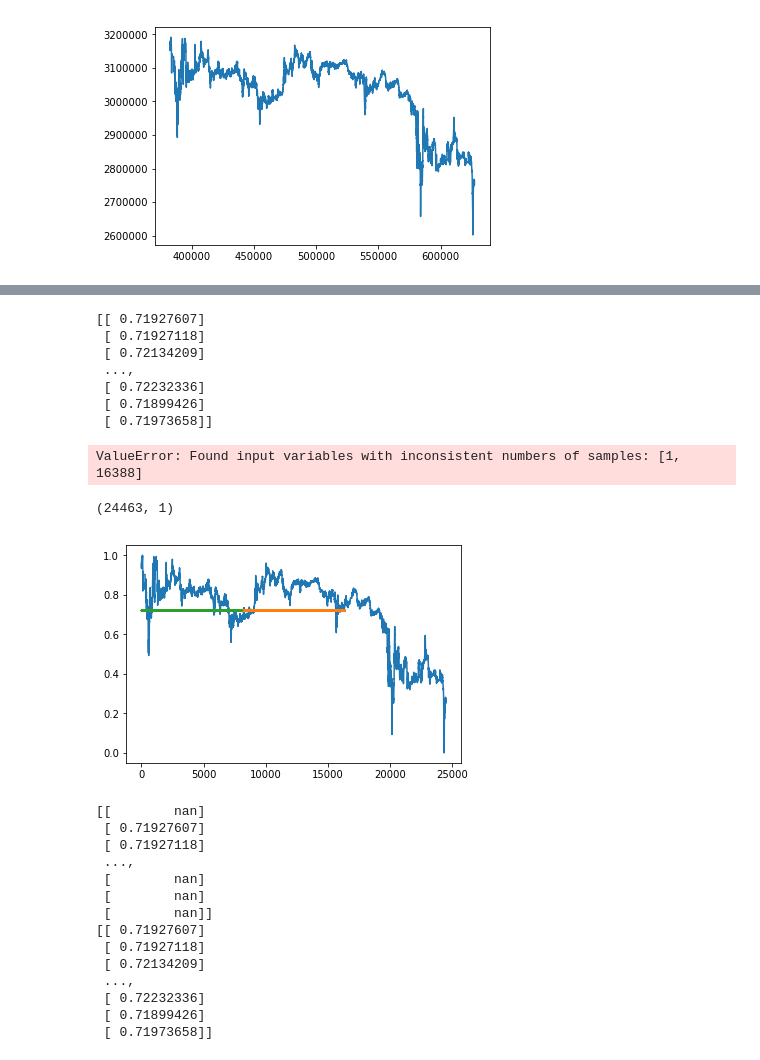
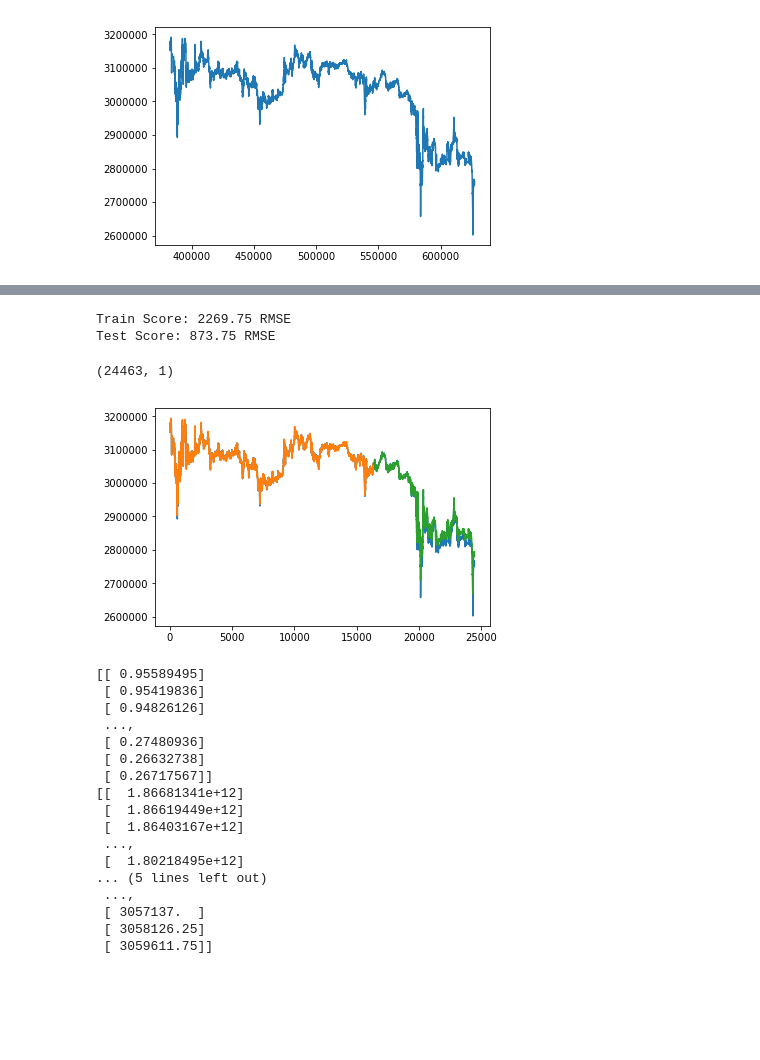
Before and after one commit to hskang9/BitcoinRNN, a Jupyter notebook: Bitcoin Tracker with LSTM.ipynb, the cells around one changed output, grey strips where cells are left out. Saved outputs shown, nothing was run; the diff lists cells and outputs as text; code cells hidden in the pictures; blank space fills up the shorter version.

```diff
--- a/Bitcoin Tracker with LSTM.ipynb
+++ b/Bitcoin Tracker with LSTM.ipynb
@@ -66,0 +61,6 @@ print len(train), len(test)
+# %%
+# split into train and test sets
+train_size = int(len(dataset) * 0.67)
+test_size = len(dataset) - train_size
+train, test = dataset[0:train_size,:], dataset[train_size:len(dataset),:]
+print(len(train), len(test))
@@ -85,8 +87,9 @@ testX = numpy.reshape(testX, (testX.shape[0], 1, testX.shape[1]))
 # %%
 # create and fit the LSTM network
 model = Sequential()
-model.add(LSTM(4, input_shape=(1, look_back)))
+model.add(LSTM(128, input_shape=(1, look_back)))
 model.add(Dense(1))
-model.compile(loss='mean_squared_error', optimizer='adam', metrics=['accuracy'])
-model.fit(trainX, trainY, epochs=100, batch_size=100, verbose=2)
+
+model.compile(loss='mean_squared_error', optimizer='adam')
+model.fit(trainX, trainY, epochs=10, batch_size=50, verbose=2)
 # %% [output]
@@ -112,54 +118,55 @@ Epoch 100/100
 # make predictions
 trainPredict = model.predict(trainX)
 testPredict = model.predict(testX)
-print trainPredict
+
+# invert predictions
+trainPredict = scaler.inverse_transform(trainPredict)
+trainY = scaler.inverse_transform(trainY)
+testPredict = scaler.inverse_transform(testPredict)
+testY = scaler.inverse_transform(testY)
+
 # calculate root mean squared error
-trainScore = math.sqrt(mean_squared_error(trainY[0], trainPredict[:,0]))
+trainScore = math.sqrt(mean_squared_error(trainY[0], trainPredict[0,:]))
 print('Train Score: %.2f RMSE' % (trainScore))
-testScore = math.sqrt(mean_squared_error(testY[0], testPredict[:,0]))
+testScore = math.sqrt(mean_squared_error(testY[0], testPredict[0, :]))
 print('Test Score: %.2f RMSE' % (testScore))
 # %% [output]
-[[ 0.71927607]
- [ 0.71927118]
- [ 0.72134209]
- ...,
- [ 0.72232336]
- [ 0.71899426]
- [ 0.71973658]]
+Train Score: 2269.75 RMSE
+Test Score: 873.75 RMSE
-ValueError: Found input variables with inconsistent numbers of samples: [1, 16388]
 # %%
 # shift train predictions for plotting
-#dataset = dataset.reshape(len(dataset), 1)
-#print dataset.shape
 trainPredictPlot = numpy.empty_like(dataset)
 print trainPredictPlot.shape
 trainPredictPlot[:, :] = numpy.nan
 trainPredictPlot[look_back:len(trainPredict)+look_back, :] = trainPredict
+
 # shift test predictions for plotting
 testPredictPlot = numpy.empty_like(dataset)
 testPredictPlot[:, :] = numpy.nan
 testPredictPlot[len(trainPredict)+(look_back*2)+1:len(dataset)-1, :] = testPredict
+
 # plot baseline and predictions
-plt.plot(dataset)
-plt.plot(trainPredict)
-plt.plot(testPredict)
+plt.plot(scaler.inverse_transform(dataset))
+plt.plot(trainPredictPlot)
+plt.plot(testPredictPlot)
 plt.show()
-print trainPredictPlot
-print trainPredict
 # %% [output]
 (24463, 1)
-[figure, old version]
+[figure, new version]
-[[        nan]
- [ 0.71927607]
- [ 0.71927118]
+[[ 0.95589495]
+ [ 0.95419836]
+ [ 0.94826126]
  ...,
- [        nan]
- [        nan]
- [        nan]]
-[[ 0.71927607]
- [ 0.71927118]
- [ 0.72134209]
+ [ 0.27480936]
+ [ 0.26632738]
+ [ 0.26717567]]
+[[  1.86681341e+12]
+ [  1.86619449e+12]
+ [  1.86403167e+12]
  ...,
- [ 0.72232336]
- [ 0.71899426]
- [ 0.71973658]]
+ [  1.80218495e+12]
+... (5 lines left out)
+ ...,
+ [ 3057137.  ]
+ [ 3058126.25]
+ [ 3059611.75]]
```
Also changed, not shown: parts of 3 cells of this notebook.
